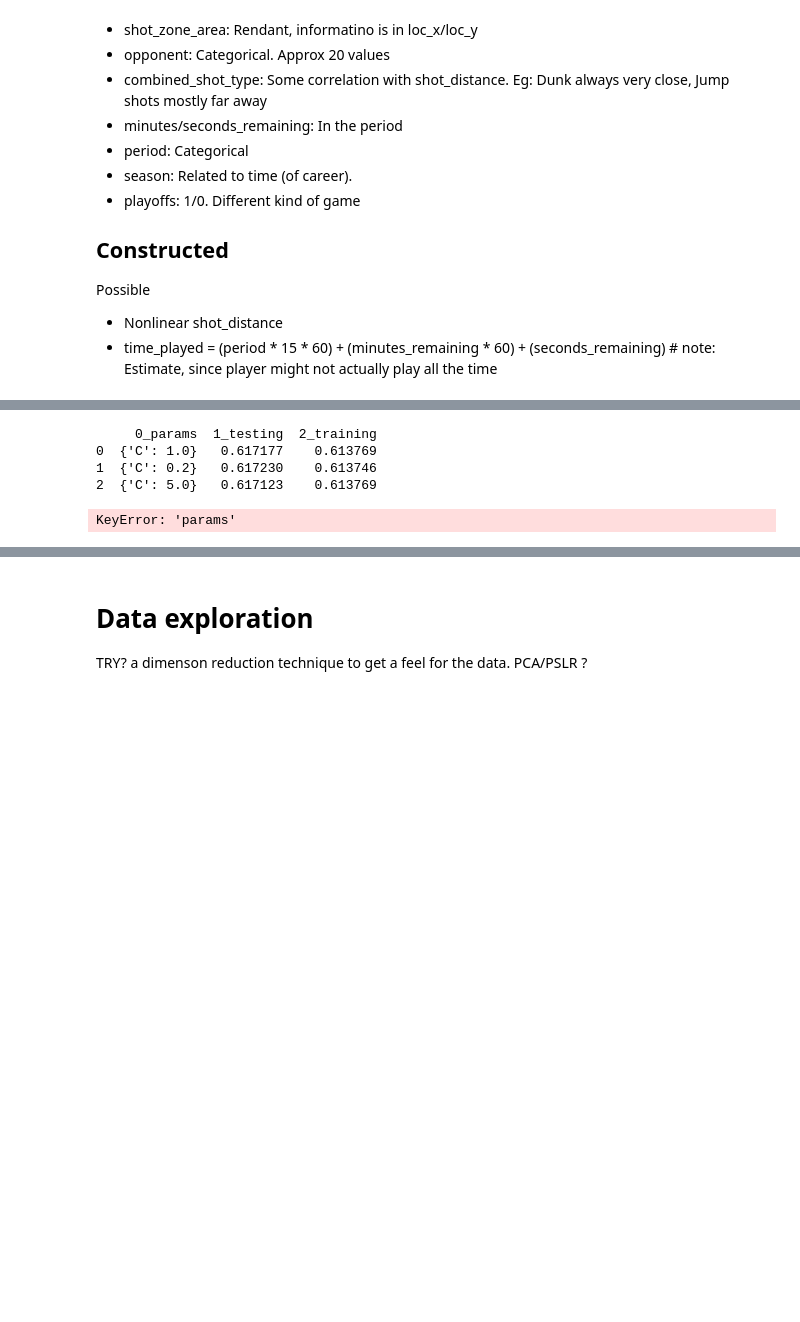
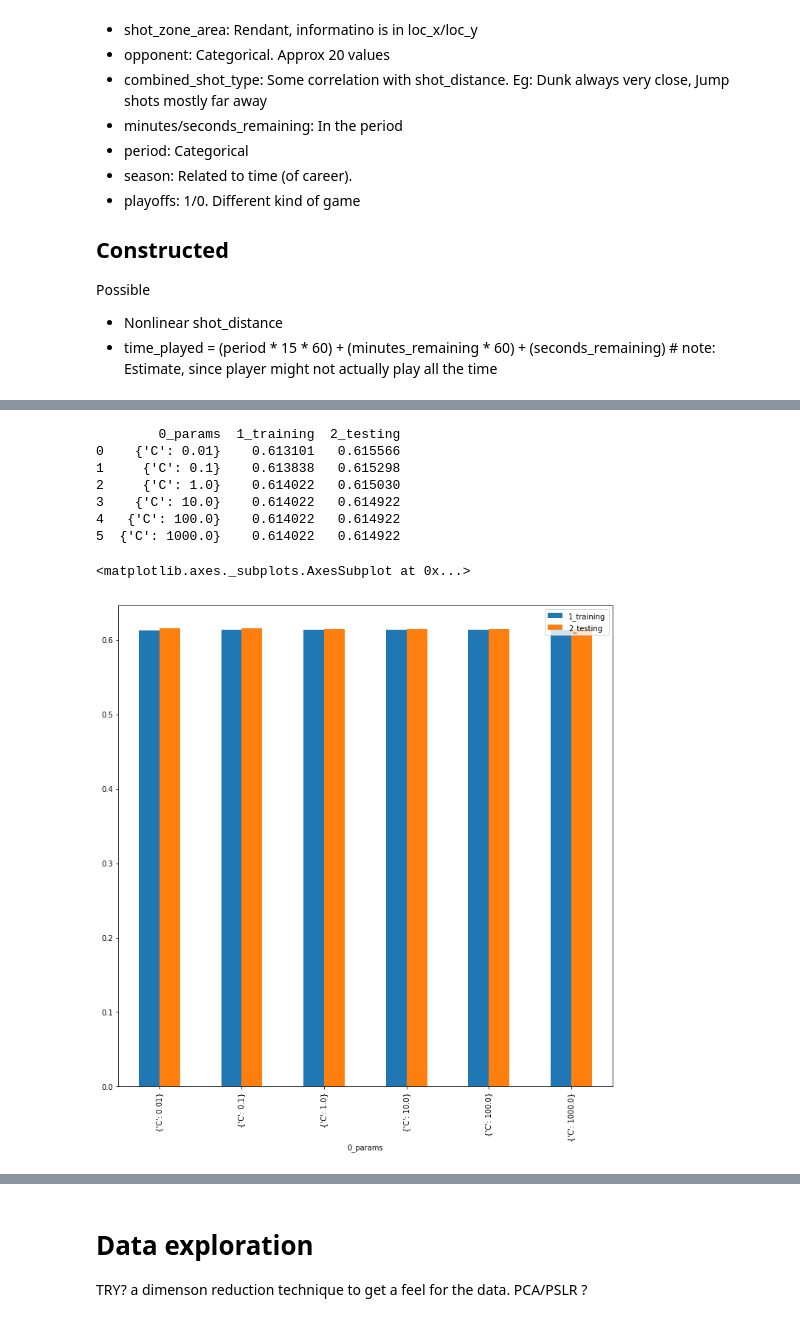
Before and after one commit to jonnor/datascience-master, a Jupyter notebook: dat200/assigment2/Basketball.ipynb, the cells around one changed output, grey strips where cells are left out. Saved outputs shown, nothing was run; the diff lists cells and outputs as text; code cells hidden in the pictures; blank space fills up the shorter version.

```diff
--- a/dat200/assigment2/Basketball.ipynb
+++ b/dat200/assigment2/Basketball.ipynb
@@ -186,26 +184,30 @@ iteration 2: 4.19 seconds
 # %%
 def plot_results(res):
     training = map(lambda r: r['training_accuracy'], res)
     testing = map(lambda r: r['testing_accuracy'], res)
     params = map(lambda r: repr(r['parameters']), res)
 
     df = pandas.DataFrame({
         '0_params': list(params),
-        '1_testing': list(testing),
-        '2_training': list(training),
+        '1_training': list(training),
+        '2_testing': list(testing),
     })
 
     print(df)
 
-    return df.plot(x='params', kind='bar', figsize=(12,12))
+    return df.plot(x='0_params', kind='bar', figsize=(12,12))
 
 plot_results(r)
 # %% [output]
-     0_params  1_testing  2_training
-0  {'C': 1.0}   0.617177    0.613769
-1  {'C': 0.2}   0.617230    0.613746
-2  {'C': 5.0}   0.617123    0.613769
+        0_params  1_training  2_testing
+0    {'C': 0.01}    0.613101   0.615566
+1     {'C': 0.1}    0.613838   0.615298
+2     {'C': 1.0}    0.614022   0.615030
+3    {'C': 10.0}    0.614022   0.614922
+4   {'C': 100.0}    0.614022   0.614922
+5  {'C': 1000.0}    0.614022   0.614922
-KeyError: 'params'
+<matplotlib.axes._subplots.AxesSubplot at 0x...>
+[figure, added]
 # %%
 def make_submission(model, data):
     assert compete_set['shot_id'].shape[0] == 5000, compete_set.shape
```
Also changed, not shown: parts of 11 cells of this notebook, 1 other file.
